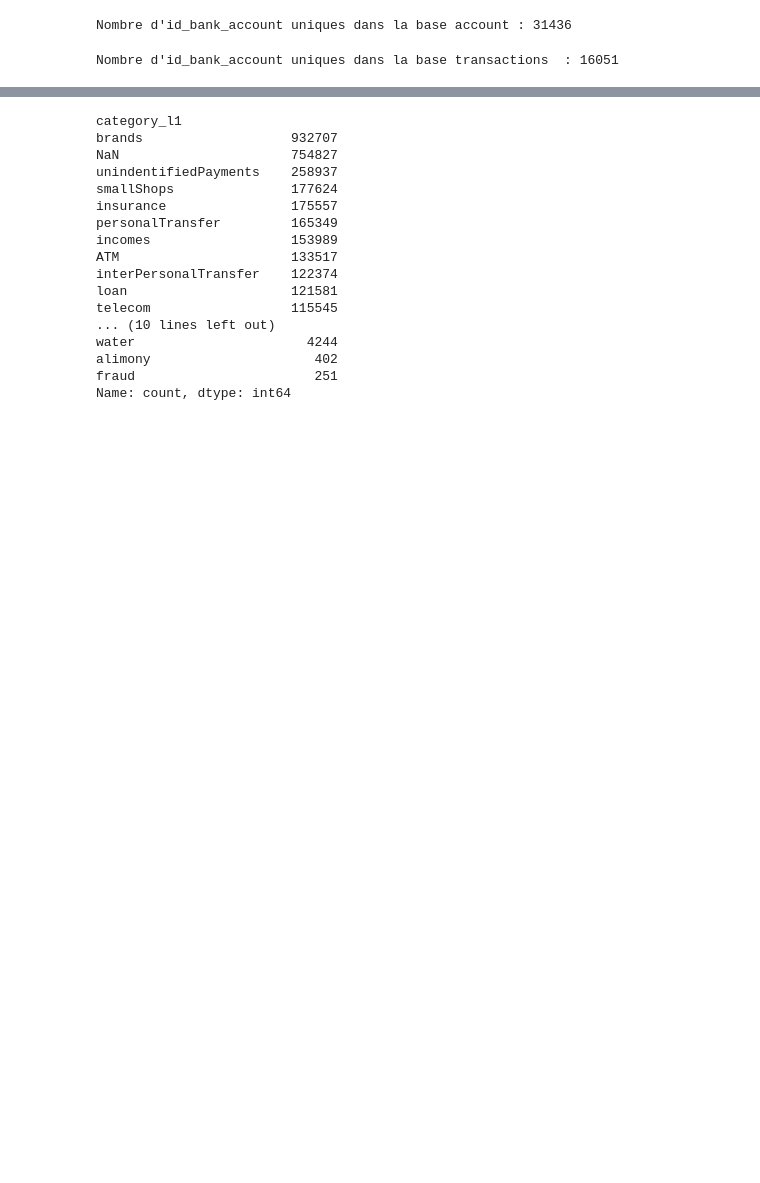
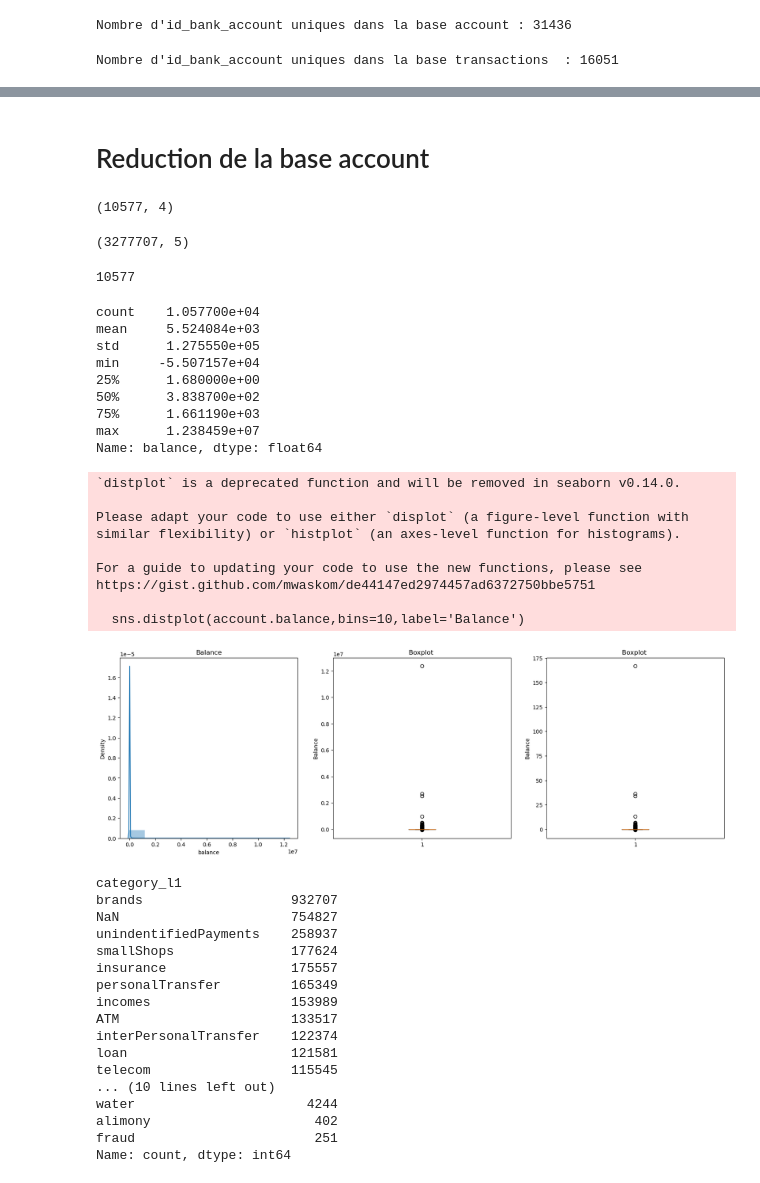
Before and after one commit to rouaabl/Projet-construction-d-un-score-d-octroi, a Jupyter notebook: start.ipynb, the cells around one changed output, grey strips where cells are left out. Saved outputs shown, nothing was run; the diff lists cells and outputs as text; code cells hidden in the pictures; blank space fills up the shorter version.

```diff
--- a/start.ipynb
+++ b/start.ipynb
@@ -51,0 +116,9 @@ Nous observons que, dans la base de données des comptes, il y a **31,436** id_b
+# %% [markdown]
+# Reduction de la base account
+# %%
+ids_with_transaction = trans['id_bank_account'].unique()
+account= acc[acc['id_bank_account'].isin(ids_with_transaction)]
+# %%
+account.shape
+# %% [output]
+(10577, 4)
@@ -52,3 +128,55 @@ Nous observons que, dans la base de données des comptes, il y a **31,436** id_b
+# %%
+transaction.shape
+# %% [output]
+(3277707, 5)
+# %%
+transaction["id_bank_account"].nunique()
+# %% [output]
+10577
+# %%
+#Apercu générale sur la variable
+print(account['balance'].describe())
+
+plt.figure(figsize=(20,6))
+
+#Distribution de la variable
+plt.subplot(1,3,1)
+sns.distplot(account.balance,bins=10,label='Balance')
+plt.title('Balance')
+
+
+
+plt.subplot(1,3,2)
+plt.boxplot(account["balance"])
+plt.title('Boxplot ')
+plt.ylabel('Balance')
+plt.subplot(1,3,3)
+plt.boxplot(account["balance_normalized"])
+plt.title('Boxplot ')
+plt.ylabel('Balance')
+
+# Afficher le graphique
+plt.show()
+# %% [output]
+count    1.057700e+04
+mean     5.524084e+03
+std      1.275550e+05
+min     -5.507157e+04
+25%      1.680000e+00
+50%      3.838700e+02
+75%      1.661190e+03
+max      1.238459e+07
+Name: balance, dtype: float64
+`distplot` is a deprecated function and will be removed in seaborn v0.14.0.
+
+Please adapt your code to use either `displot` (a figure-level function with
+similar flexibility) or `histplot` (an axes-level function for histograms).
+
+For a guide to updating your code to use the new functions, please see
+https://gist.github.com/mwaskom/de44147ed2974457ad6372750bbe5751
+
+  sns.distplot(account.balance,bins=10,label='Balance')
+[figure, added]
 # %%
 print(trans['category_l1'].value_counts(dropna=False))
 # %% [output]
```
Also changed, not shown: parts of 12 cells of this notebook.
